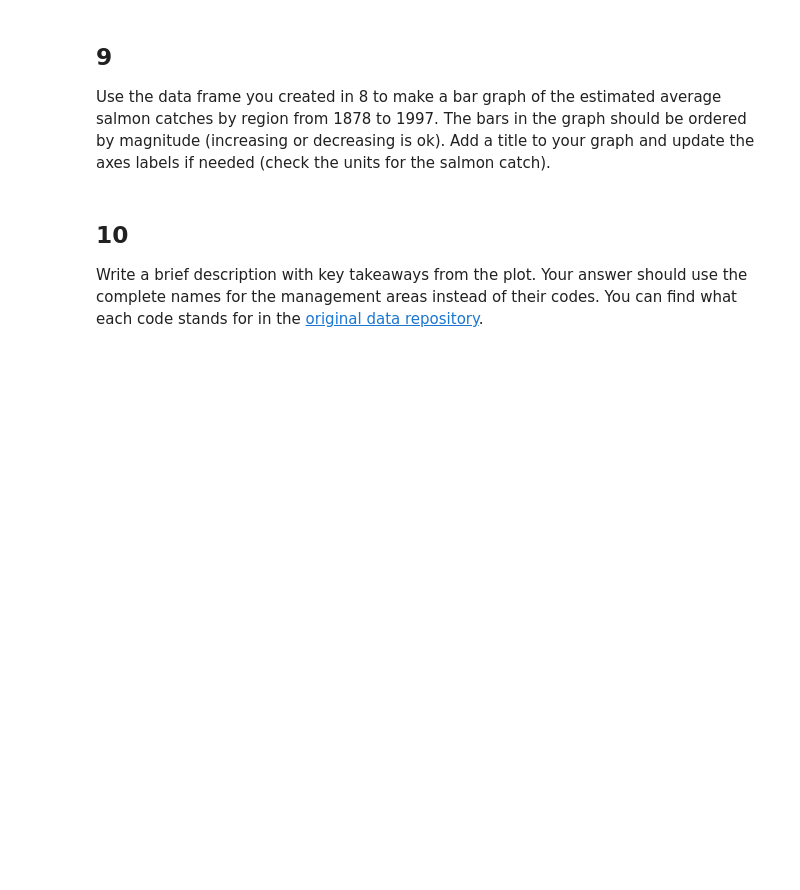
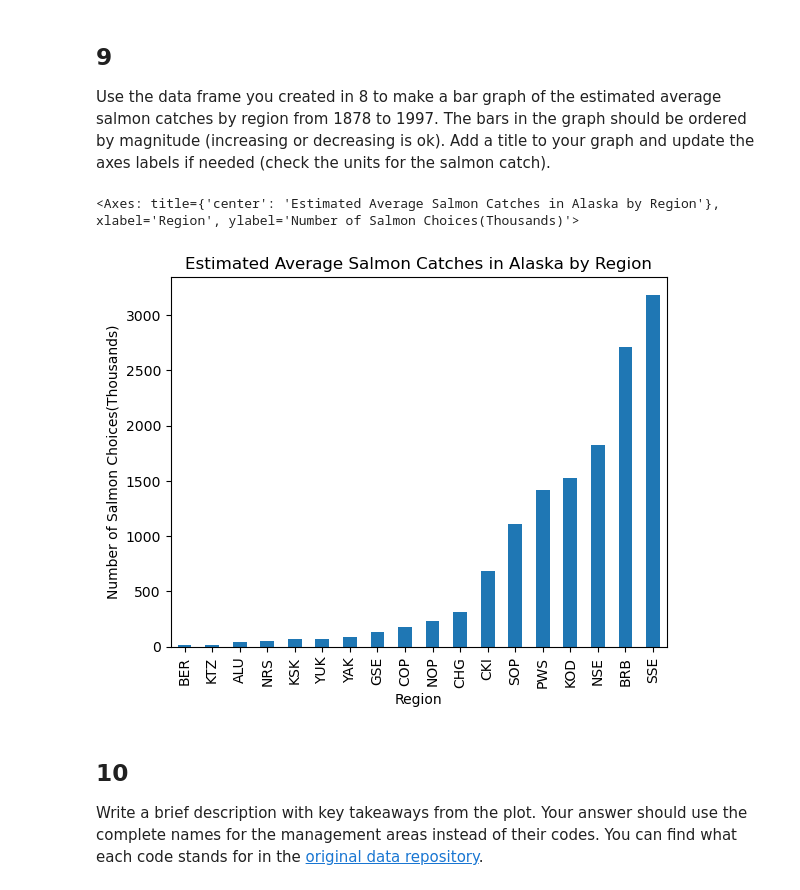
Before and after one commit to eowen19/eds220-hwk2, a Jupyter notebook: task2/hwk2-task2-salmon.ipynb, the cells around one changed output. Drawn from its saved outputs; the diff is of its cells as text; code cells hidden in the pictures; blank space fills up the shorter version.

```diff
--- a/task2/hwk2-task2-salmon.ipynb
+++ b/task2/hwk2-task2-salmon.ipynb
@@ -222,6 +267,6 @@ In the next cell:
 # %%
-catch_data_type = catch_data['Catch'].astype('int64')
-catch_column_type = catch_data_type.dtypes
+catch_data['Catch']= catch_data['Catch'].astype('int64')
+catch_column_type = catch_data['Catch'].dtype
 catch_column_type
 # %% [output]
 dtype('int64')
@@ -259,3 +340,9 @@ Use the data frame you created in 8 to make a bar graph of the estimated average
+# %%
+avg_region.sort_values().plot(kind='bar', ylabel='Number of Salmon Choices(Thousands)',
+                              title='Estimated Average Salmon Catches in Alaska by Region')
+# %% [output]
+<Axes: title={'center': 'Estimated Average Salmon Catches in Alaska by Region'}, xlabel='Region', ylabel='Number of Salmon Choices(Thousands)'>
+[figure, added]
 # %% [markdown]
 <!-- END QUESTION -->
 
```
Also changed, not shown: parts of 15 cells of this notebook.
